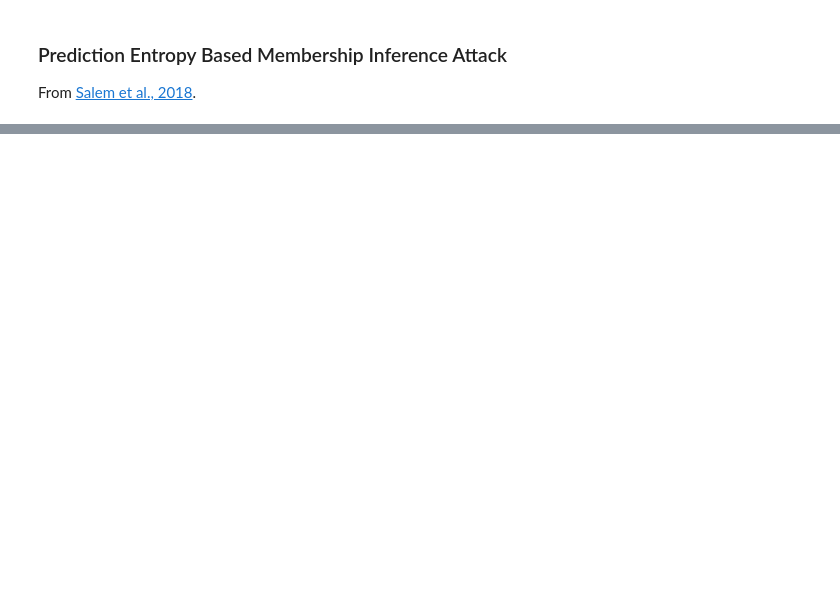
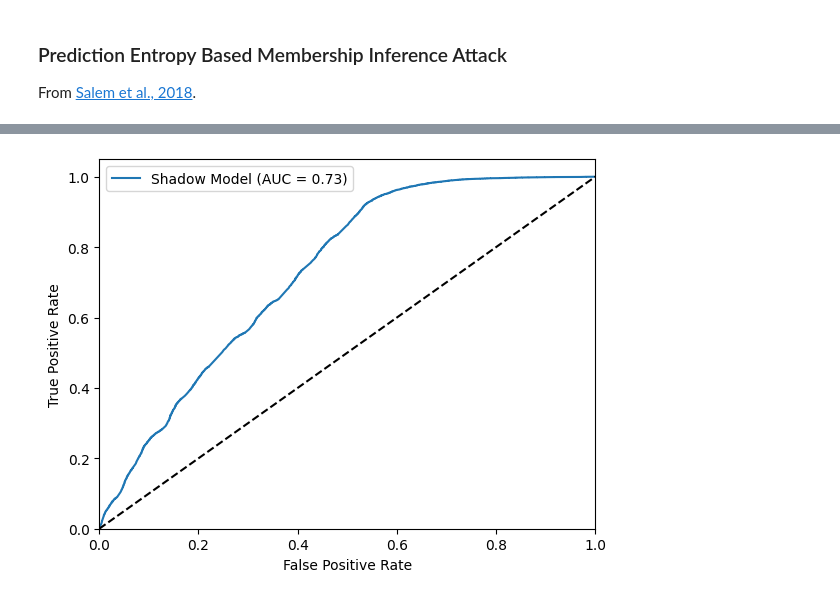
Before and after one commit to dcai-course/dcai-lab, a Jupyter notebook: membership_inference/Solution - Membership Inference.ipynb, the cells around one changed output, grey strips where cells are left out. Saved outputs shown, nothing was run; the diff lists cells and outputs as text; code cells hidden in the pictures; blank space fills up the shorter version.

```diff
--- a/membership_inference/Solution - Membership Inference.ipynb
+++ b/membership_inference/Solution - Membership Inference.ipynb
@@ -295,0 +476,14 @@ plot_roc(scores, 'Prediction Entropy')
+# %%
+def shadow_model_attack(x, y, probs):
+    X = torch.cat([
+        probs.cpu(),
+        nn.functional.one_hot(y, num_classes=10),
+    ], dim=1)
+
+    pred_probs = attack_model(X)
+    return pred_probs[:, 1].cpu().detach().numpy()
+# %%
+scores = run_attack(shadow_model_attack)
+plot_roc(scores, 'Shadow Model')
+# %% [output]
+[figure, added]
```
Also changed, not shown: parts of 23 cells of this notebook, 1 other file.
